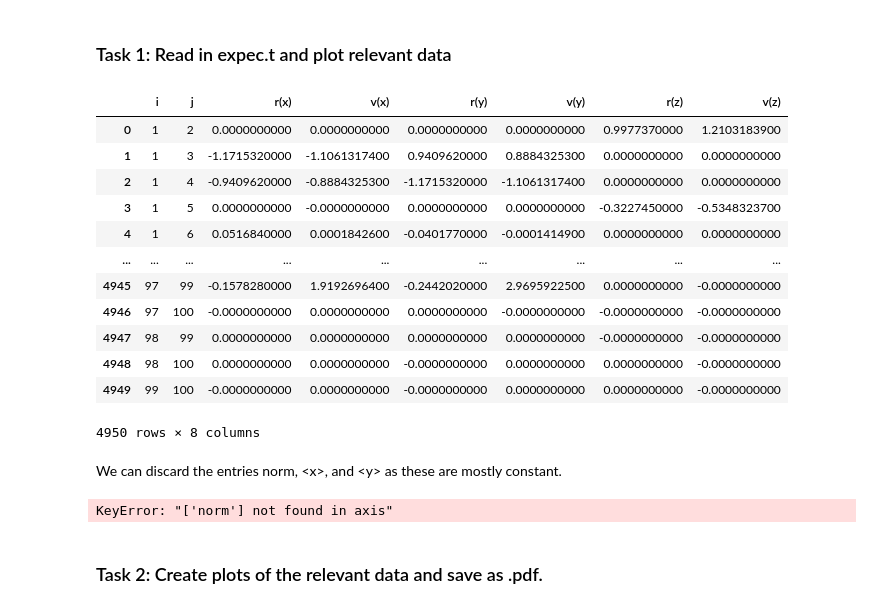
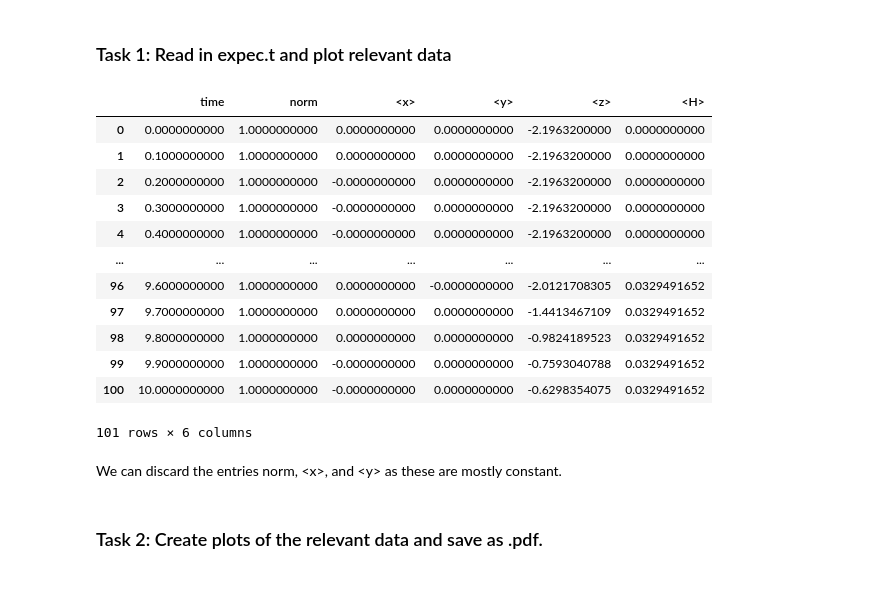
Before and after one commit to cr489/my-test-repo, a Jupyter notebook: src/notebook_unit1.ipynb, the cells around one changed output. Saved outputs shown, nothing was run; the diff lists cells and outputs as text; code cells hidden in the pictures.

```diff
--- a/src/notebook_unit1.ipynb
+++ b/src/notebook_unit1.ipynb
@@ -88,22 +88,22 @@ Here we would want to do everything with pandas and leave the data in a datafram
 ### Task 1: Read in expec.t and plot relevant data
 # %%
 # read and plot expec.t
-expec = dfiles[files[4]]
+expec = dfiles[files[1]]
 expec
 # %% [output]
-|  | i | j | r(x) | v(x) | r(y) | v(y) | r(z) | v(z) |
-| 0 | 1 | 2 | 0.0000000000 | 0.0000000000 | 0.0000000000 | 0.0000000000 | 0.9977370000 | 1.2103183900 |
-| 1 | 1 | 3 | -1.1715320000 | -1.1061317400 | 0.9409620000 | 0.8884325300 | 0.0000000000 | 0.0000000000 |
-| 2 | 1 | 4 | -0.9409620000 | -0.8884325300 | -1.1715320000 | -1.1061317400 | 0.0000000000 | 0.0000000000 |
-| 3 | 1 | 5 | 0.0000000000 | -0.0000000000 | 0.0000000000 | 0.0000000000 | -0.3227450000 | -0.5348323700 |
-| 4 | 1 | 6 | 0.0516840000 | 0.0001842600 | -0.0401770000 | -0.0001414900 | 0.0000000000 | 0.0000000000 |
-| ... | ... | ... | ... | ... | ... | ... | ... | ... |
-| 4945 | 97 | 99 | -0.1578280000 | 1.9192696400 | -0.2442020000 | 2.9695922500 | 0.0000000000 | -0.0000000000 |
-| 4946 | 97 | 100 | -0.0000000000 | 0.0000000000 | 0.0000000000 | -0.0000000000 | -0.0000000000 | -0.0000000000 |
-| 4947 | 98 | 99 | 0.0000000000 | 0.0000000000 | 0.0000000000 | 0.0000000000 | -0.0000000000 | -0.0000000000 |
-| 4948 | 98 | 100 | 0.0000000000 | 0.0000000000 | -0.0000000000 | 0.0000000000 | 0.0000000000 | -0.0000000000 |
-| 4949 | 99 | 100 | -0.0000000000 | 0.0000000000 | -0.0000000000 | 0.0000000000 | 0.0000000000 | -0.0000000000 |
+|  | time | norm | <x> | <y> | <z> | <H> |
+| 0 | 0.0000000000 | 1.0000000000 | 0.0000000000 | 0.0000000000 | -2.1963200000 | 0.0000000000 |
+| 1 | 0.1000000000 | 1.0000000000 | 0.0000000000 | 0.0000000000 | -2.1963200000 | 0.0000000000 |
+| 2 | 0.2000000000 | 1.0000000000 | -0.0000000000 | 0.0000000000 | -2.1963200000 | 0.0000000000 |
+| 3 | 0.3000000000 | 1.0000000000 | -0.0000000000 | 0.0000000000 | -2.1963200000 | 0.0000000000 |
+| 4 | 0.4000000000 | 1.0000000000 | -0.0000000000 | 0.0000000000 | -2.1963200000 | 0.0000000000 |
+| ... | ... | ... | ... | ... | ... | ... |
+| 96 | 9.6000000000 | 1.0000000000 | 0.0000000000 | -0.0000000000 | -2.0121708305 | 0.0329491652 |
+| 97 | 9.7000000000 | 1.0000000000 | 0.0000000000 | 0.0000000000 | -1.4413467109 | 0.0329491652 |
+| 98 | 9.8000000000 | 1.0000000000 | 0.0000000000 | 0.0000000000 | -0.9824189523 | 0.0329491652 |
+| 99 | 9.9000000000 | 1.0000000000 | -0.0000000000 | 0.0000000000 | -0.7593040788 | 0.0329491652 |
+| 100 | 10.0000000000 | 1.0000000000 | -0.0000000000 | 0.0000000000 | -0.6298354075 | 0.0329491652 |
-4950 rows × 8 columns
+101 rows × 6 columns
 # %% [markdown]
 We can discard the entries norm, \<x>, and \<y> as these are mostly constant.
 # %%
@@ -115,8 +115,6 @@ for i in cols:
     expec = expec.drop(str(i), axis=1)
 
 #expec
-# %% [output]
-KeyError: "['norm'] not found in axis"
 # %% [markdown]
 ### Task 2: Create plots of the relevant data and save as .pdf.
 # %%
```
Also changed, not shown: parts of 1 cell of this notebook.
